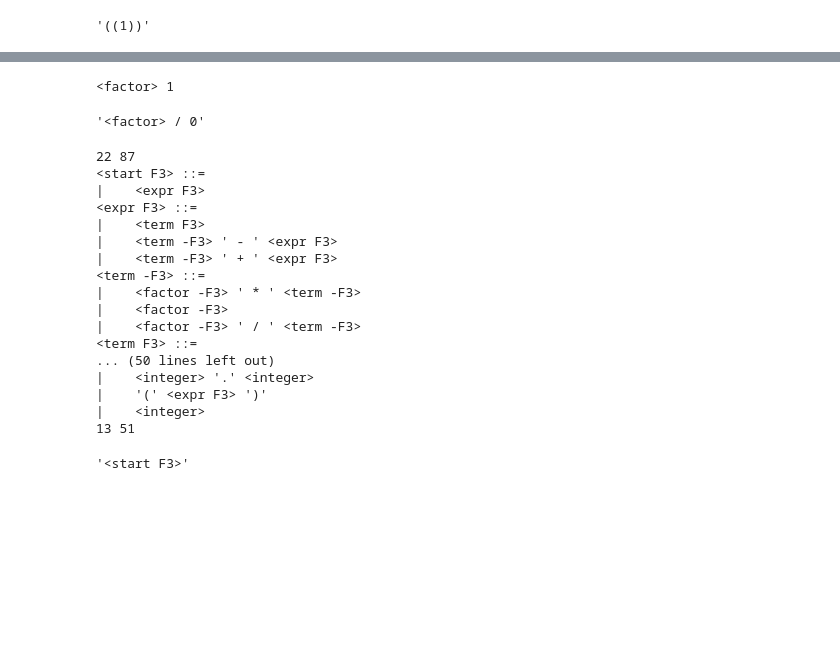
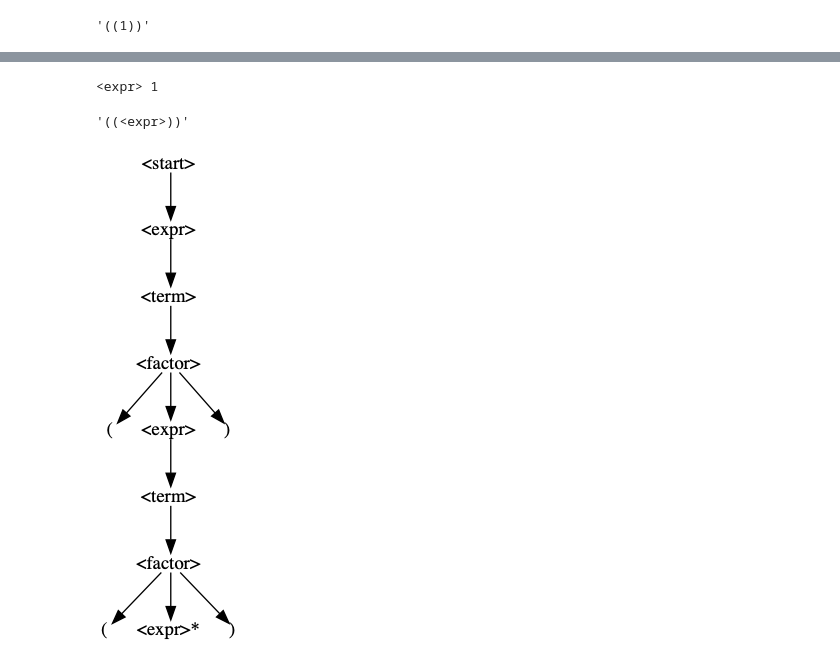
Before and after one commit to vrthra/FAlgebra, a Jupyter notebook: FA.ipynb, the cells around one changed output, grey strips where cells are left out. Cells and saved outputs as stored; diff of their text form; code cells hidden in the pictures; blank space fills up the shorter version.

```diff
--- a/FA.ipynb
+++ b/FA.ipynb
@@ -2612,7 +2587,7 @@ diff1_start
 # %%
-expr1_input = '((1))'
-expr1_tree = list(expr_parser.parse(expr1_input))[0]
-tree_to_str(expr1_tree)
+exprA_input = '((1))'
+exprA_tree = list(expr_parser.parse(exprA_input))[0]
+tree_to_str(exprA_tree)
 # %% [output]
 '((1))'
 # %%
@@ -2717,36 +2602,14 @@ tree_to_str(expr3_tree)
-# %%
-abs_path_3 = [0,0, 0]
-Ns(expr3_tree, [abs_path_3])
-# %% [output]
-<factor> 1
-# %%
-Ft3 = mark_abstract_nodes(expr3_tree, [abs_path_3])
-Ta(Ft3)
-# %% [output]
-'<factor> / 0'
-# %%
-Fp3 = find_charecterizing_node(Ft3)
-fault3_grammar_, fault3_start = exactly_one_fault_grammar(EXPR_GRAMMAR, EXPR_START, Fp2, 3)
-Gs(fault3_grammar_, -1)
-fault3_grammar, fault3_start = grammar_gc(fault3_grammar_, fault3_start)
-Gs(fault3_grammar)
-fault3_start
-# %% [output]
-22 87
-<start F3> ::=
-|    <expr F3>
-<expr F3> ::=
-|    <term F3>
-|    <term -F3> ' - ' <expr F3>
-|    <term -F3> ' + ' <expr F3>
-<term -F3> ::=
-|    <factor -F3> ' * ' <term -F3>
-|    <factor -F3>
-|    <factor -F3> ' / ' <term -F3>
-<term F3> ::=
-... (50 lines left out)
-|    <integer> '.' <integer>
-|    '(' <expr F3> ')'
-|    <integer>
-13 51
-'<start F3>'
+# %%
+abs_path_A = [0,0,0,1,0,0,1]
+Ns(exprA_tree, [abs_path_A])
+# %% [output]
+<expr> 1
+# %%
+FtA = mark_abstract_nodes(exprA_tree, [abs_path_A])
+Ta(FtA)
+# %% [output]
+'((<expr>))'
+# %%
+Da(FtA)
+# %% [output]
+[figure, added]
```
Also changed, not shown: parts of 87 cells of this notebook.
